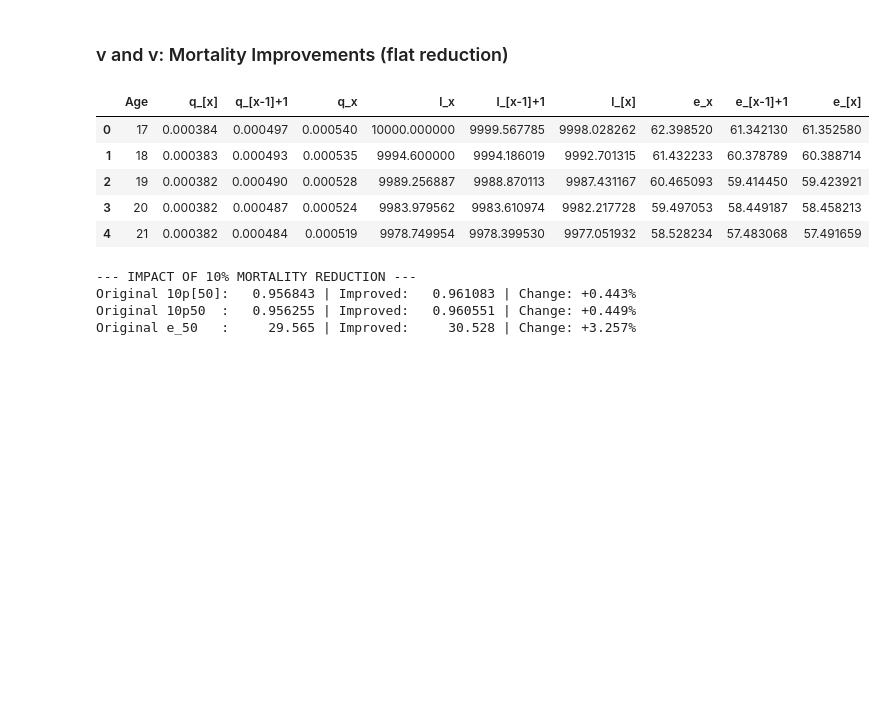
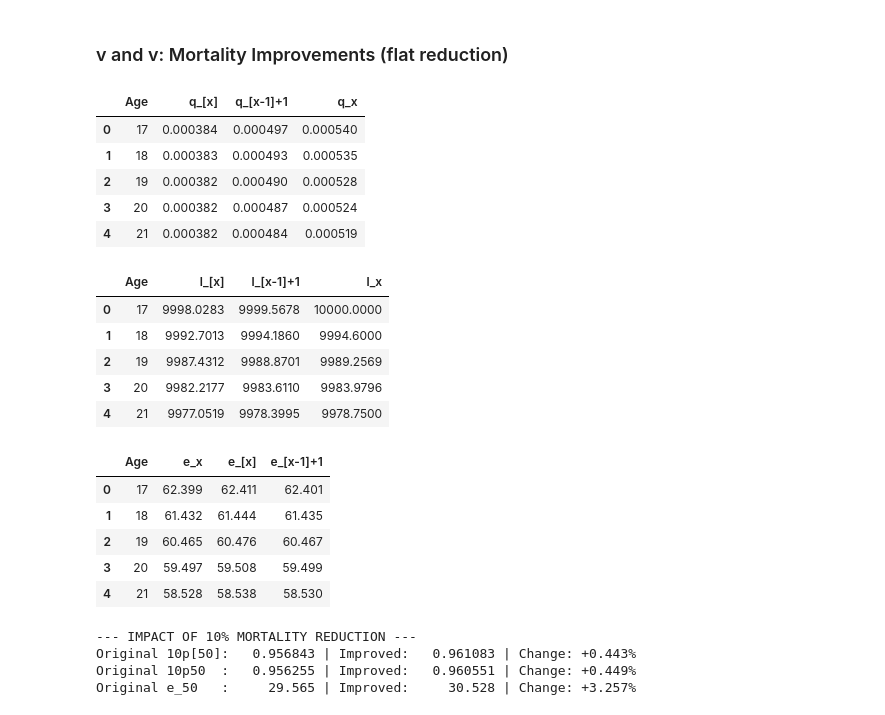
Before and after one commit to ytterbiu/smm065-computer-based-assessment, a Jupyter notebook: cm1-p2-cw-notebook.ipynb, the cells around one changed output. Drawn from its saved outputs; the diff is of its cells as text; code cells hidden in the pictures; blank space fills up the shorter version.

```diff
--- a/cm1-p2-cw-notebook.ipynb
+++ b/cm1-p2-cw-notebook.ipynb
@@ -134,42 +134,73 @@ mortality_factor = 1 - reduction_factor
 df_improved = df.copy()
 df_improved["q_x"] *= mortality_factor
 df_improved["q_[x-1]+1"] *= mortality_factor
 df_improved["q_[x]"] *= mortality_factor
 
 # repeat l_x logic
 q_x = df_improved["q_x"].to_numpy(dtype=float)
 q1 = df_improved["q_[x-1]+1"].to_numpy(dtype=float)
 q0 = df_improved["q_[x]"].to_numpy(dtype=float)
 
 l_x = np.zeros(len(df_improved))
 l_x[0] = radix
 for i in range(1, len(df_improved)):
     l_x[i] = l_x[i - 1] * (1 - q_x[i - 1])
 df_improved["l_x"] = l_x
 
 l_x_next = np.append(l_x[1:], np.nan)
 l_x1 = l_x_next / (1 - q1)  # l_[x-1]+1
 df_improved["l_[x-1]+1"] = l_x1
 
 l_x1_next = np.append(l_x1[1:], np.nan)
 df_improved["l_[x]"] = l_x1_next / (1 - q0)  # l_[x]
 
 # repeat e_x logic
 e_x = np.zeros(len(df_improved))
 for i in range(len(df_improved) - 2, -1, -1):
     e_x[i] = (1 - q_x[i]) * (1 + e_x[i + 1])
 df_improved["e_x"] = e_x
 
-with pd.option_context("display.float_format", "{:.6f}".format):
-    # display(df[["Age", "e_[x]", "e_[x-1]+1", "e_x"]].head())
-    display(df_improved.head())
+# e_[x-1]+1 — one select year remaining, then into ultimate
+e1 = np.zeros(len(df_improved))
+for i in range(len(df_improved) - 2, -1, -1):
+    e1[i] = (1 - q1[i]) * (1 + e_x[i + 1])
+df_improved["e_[x-1]+1"] = e1
+
+# e_[x] — full select period, then into second select year
+e0 = np.zeros(len(df_improved))
+for i in range(len(df_improved) - 2, -1, -1):
+    e0[i] = (1 - q0[i]) * (1 + e1[i + 1])
+df_improved["e_[x]"] = e0
+
+# print out matching IFoA formulae and tables formatting
+display_configs = [
+    ("{:.6f}", ["Age", "q_[x]", "q_[x-1]+1", "q_x"]),
+    ("{:.4f}", ["Age", "l_[x]", "l_[x-1]+1", "l_x"]),
+    ("{:.3f}", ["Age", "e_x", "e_[x]", "e_[x-1]+1"]),
+]
+
+for fmt, cols in display_configs:
+    with pd.option_context("display.float_format", fmt.format):
+        display(df_improved[cols].head())
 # %% [output]
-|  | Age | q_[x] | q_[x-1]+1 | q_x | l_x | l_[x-1]+1 | l_[x] | e_x | e_[x-1]+1 | e_[x] |
-| 0 | 17 | 0.000384 | 0.000497 | 0.000540 | 10000.000000 | 9999.567785 | 9998.028262 | 62.398520 | 61.342130 | 61.352580 |
-| 1 | 18 | 0.000383 | 0.000493 | 0.000535 | 9994.600000 | 9994.186019 | 9992.701315 | 61.432233 | 60.378789 | 60.388714 |
-| 2 | 19 | 0.000382 | 0.000490 | 0.000528 | 9989.256887 | 9988.870113 | 9987.431167 | 60.465093 | 59.414450 | 59.423921 |
-| 3 | 20 | 0.000382 | 0.000487 | 0.000524 | 9983.979562 | 9983.610974 | 9982.217728 | 59.497053 | 58.449187 | 58.458213 |
-| 4 | 21 | 0.000382 | 0.000484 | 0.000519 | 9978.749954 | 9978.399530 | 9977.051932 | 58.528234 | 57.483068 | 57.491659 |
+|  | Age | q_[x] | q_[x-1]+1 | q_x |
+| 0 | 17 | 0.000384 | 0.000497 | 0.000540 |
+| 1 | 18 | 0.000383 | 0.000493 | 0.000535 |
+| 2 | 19 | 0.000382 | 0.000490 | 0.000528 |
+| 3 | 20 | 0.000382 | 0.000487 | 0.000524 |
+| 4 | 21 | 0.000382 | 0.000484 | 0.000519 |
+|  | Age | l_[x] | l_[x-1]+1 | l_x |
+| 0 | 17 | 9998.0283 | 9999.5678 | 10000.0000 |
+| 1 | 18 | 9992.7013 | 9994.1860 | 9994.6000 |
+| 2 | 19 | 9987.4312 | 9988.8701 | 9989.2569 |
+| 3 | 20 | 9982.2177 | 9983.6110 | 9983.9796 |
+| 4 | 21 | 9977.0519 | 9978.3995 | 9978.7500 |
+|  | Age | e_x | e_[x] | e_[x-1]+1 |
+| 0 | 17 | 62.399 | 62.411 | 62.401 |
+| 1 | 18 | 61.432 | 61.444 | 61.435 |
+| 2 | 19 | 60.465 | 60.476 | 60.467 |
+| 3 | 20 | 59.497 | 59.508 | 59.499 |
+| 4 | 21 | 58.528 | 58.538 | 58.530 |
 # %%
 # Output comparisons
 p10_select_50_imp = np.float64(df_improved["l_x"].iloc[idx_60]) / np.float64(
```
Also changed, not shown: parts of 3 cells of this notebook.
